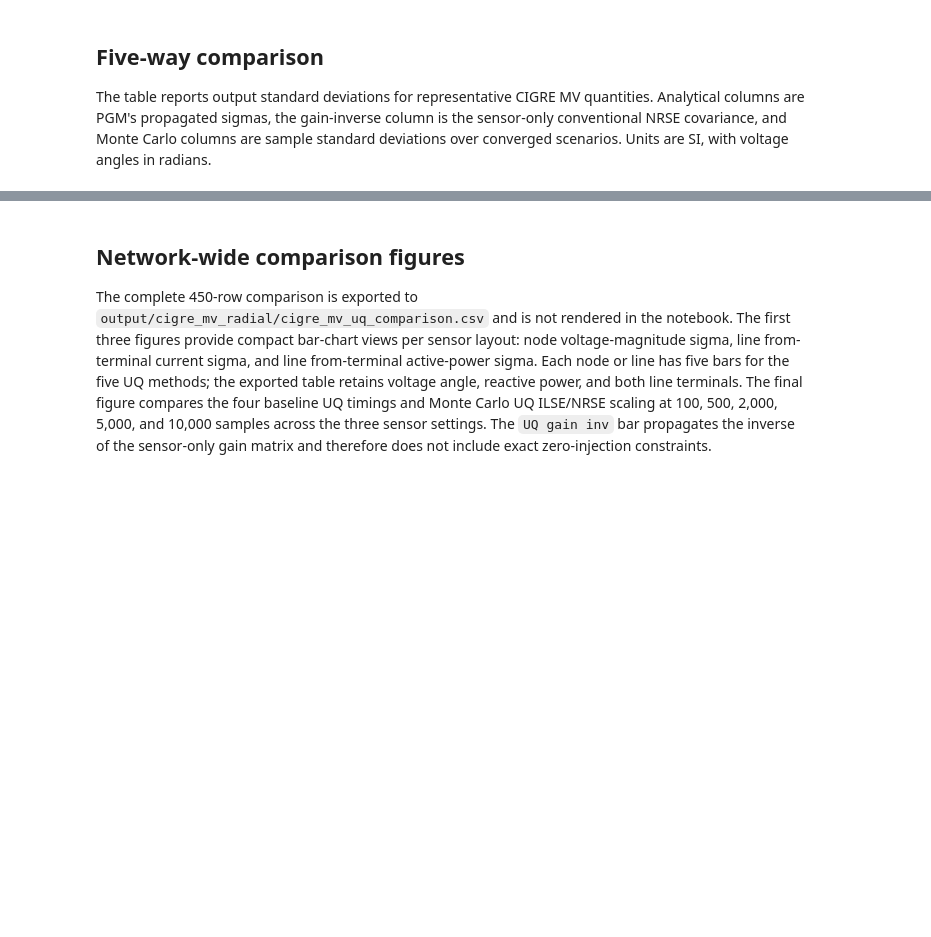
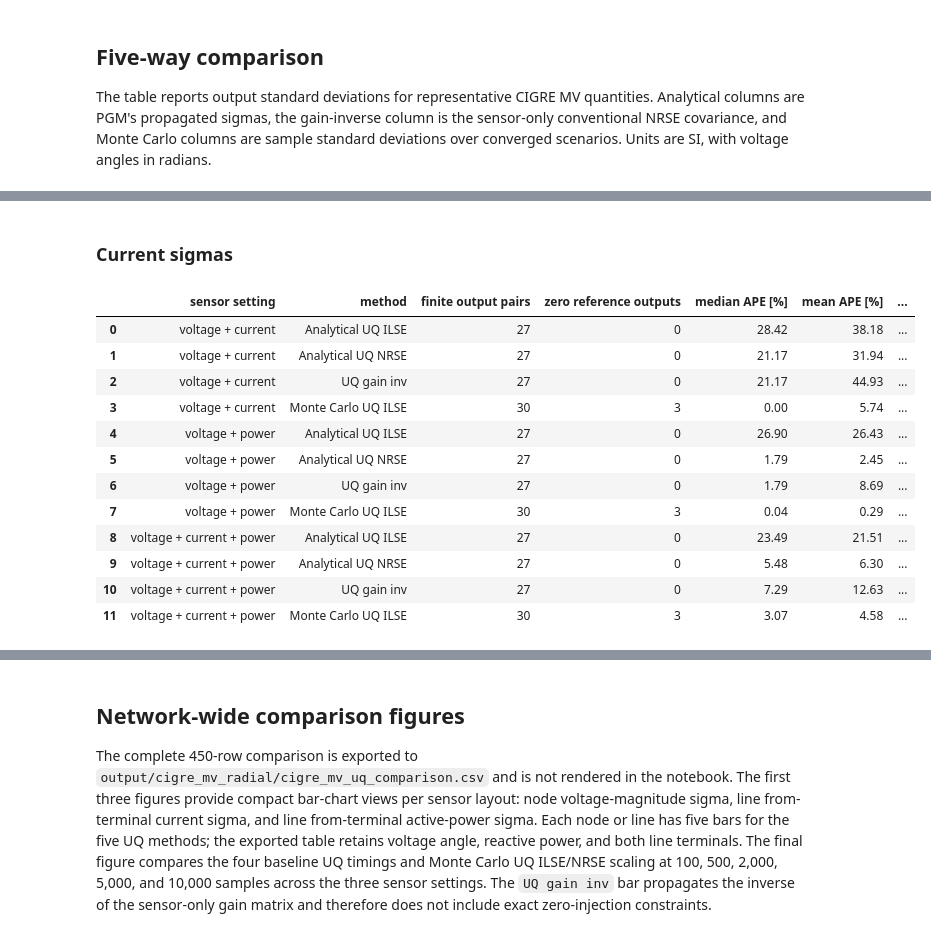
Before and after one commit to Plusero/power-grid-model, a Jupyter notebook: docs/examples/CIGRE MV State Estimation UQ Example.ipynb, the cells around one changed output, grey strips where cells are left out. Cells and saved outputs as stored; diff of their text form; code cells hidden in the pictures; blank space fills up the shorter version.

```diff
--- a/docs/examples/CIGRE MV State Estimation UQ Example.ipynb
+++ b/docs/examples/CIGRE MV State Estimation UQ Example.ipynb
@@ -866,0 +1083,18 @@ Comparison table exported to docs/examples/output/cigre_mv_radial/cigre_mv_uq_co
+# %% [markdown]
+### Current sigmas
+# %%
+format_category_table("Current sigmas")
+# %% [output]
+|  | sensor setting | method | finite output pairs | zero reference outputs | median APE [%] | mean APE [%] | ... |
+| 0 | voltage + current | Analytical UQ ILSE | 27 | 0 | 28.42 | 38.18 | ... |
+| 1 | voltage + current | Analytical UQ NRSE | 27 | 0 | 21.17 | 31.94 | ... |
+| 2 | voltage + current | UQ gain inv | 27 | 0 | 21.17 | 44.93 | ... |
+| 3 | voltage + current | Monte Carlo UQ ILSE | 30 | 3 | 0.00 | 5.74 | ... |
+| 4 | voltage + power | Analytical UQ ILSE | 27 | 0 | 26.90 | 26.43 | ... |
+| 5 | voltage + power | Analytical UQ NRSE | 27 | 0 | 1.79 | 2.45 | ... |
+| 6 | voltage + power | UQ gain inv | 27 | 0 | 1.79 | 8.69 | ... |
+| 7 | voltage + power | Monte Carlo UQ ILSE | 30 | 3 | 0.04 | 0.29 | ... |
+| 8 | voltage + current + power | Analytical UQ ILSE | 27 | 0 | 23.49 | 21.51 | ... |
+| 9 | voltage + current + power | Analytical UQ NRSE | 27 | 0 | 5.48 | 6.30 | ... |
+| 10 | voltage + current + power | UQ gain inv | 27 | 0 | 7.29 | 12.63 | ... |
+| 11 | voltage + current + power | Monte Carlo UQ ILSE | 30 | 3 | 3.07 | 4.58 | ... |
```
Also changed, not shown: parts of 11 cells of this notebook, 4 other files.
